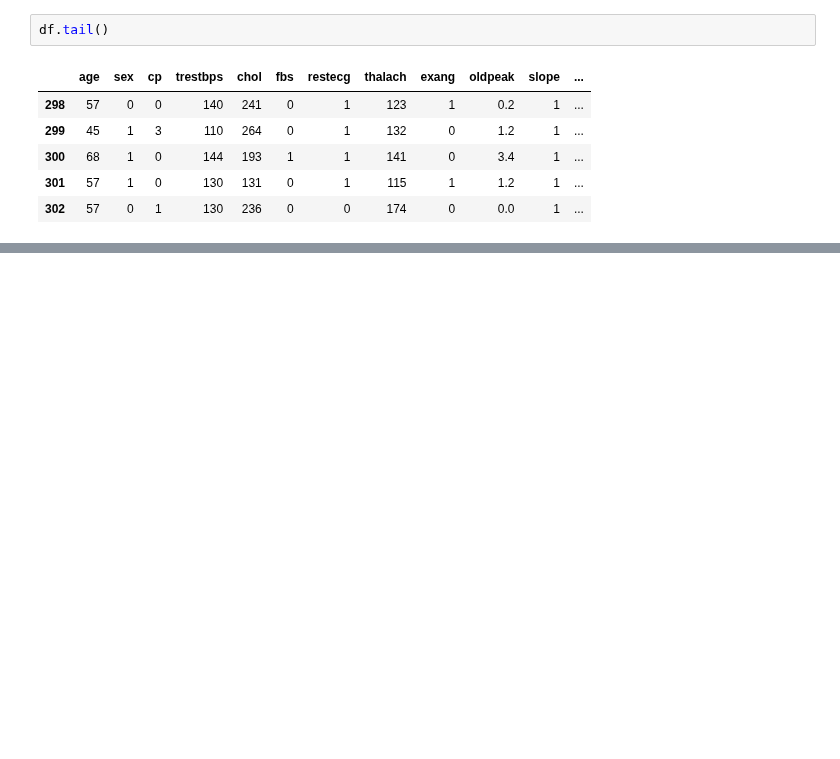
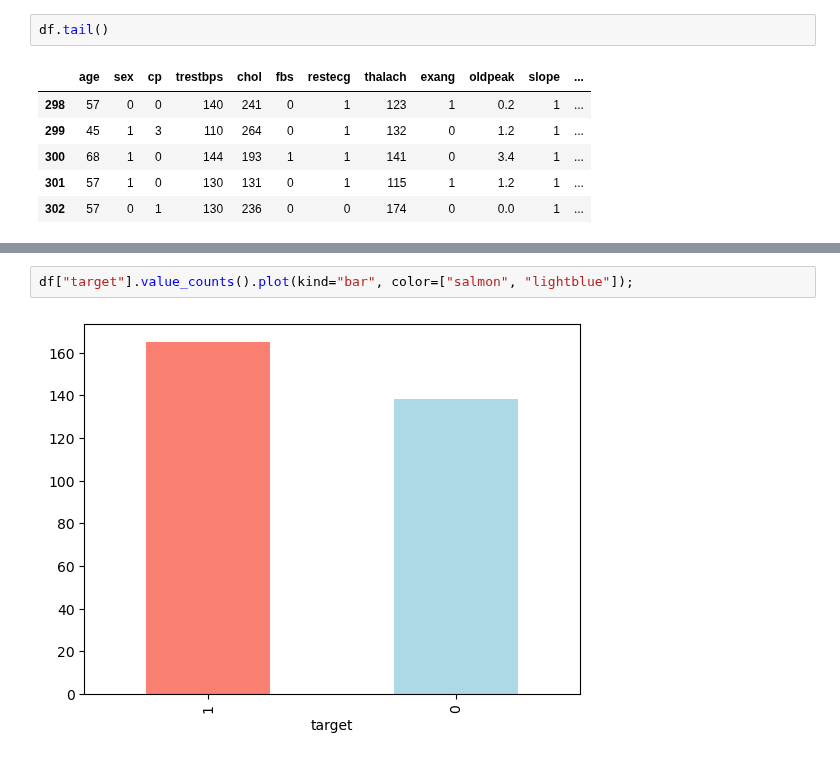
Before and after one commit to Michal-Radomski/Udemy-ML-and-DS-courses, a Jupyter notebook: 04_ML_DS_Bootcamp/02/heart-disease-classification.ipynb, the cells around one changed output, grey strips where cells are left out. Saved outputs shown, nothing was run; the diff lists cells and outputs as text; blank space fills up the shorter version.

```diff
--- a/04_ML_DS_Bootcamp/02/heart-disease-classification.ipynb
+++ b/04_ML_DS_Bootcamp/02/heart-disease-classification.ipynb
@@ -98,0 +102,4 @@ df.tail()
+# %%
+df["target"].value_counts().plot(kind="bar", color=["salmon", "lightblue"]);
+# %% [output]
+[figure, added]
```
Also changed, not shown: parts of 12 cells of this notebook.
